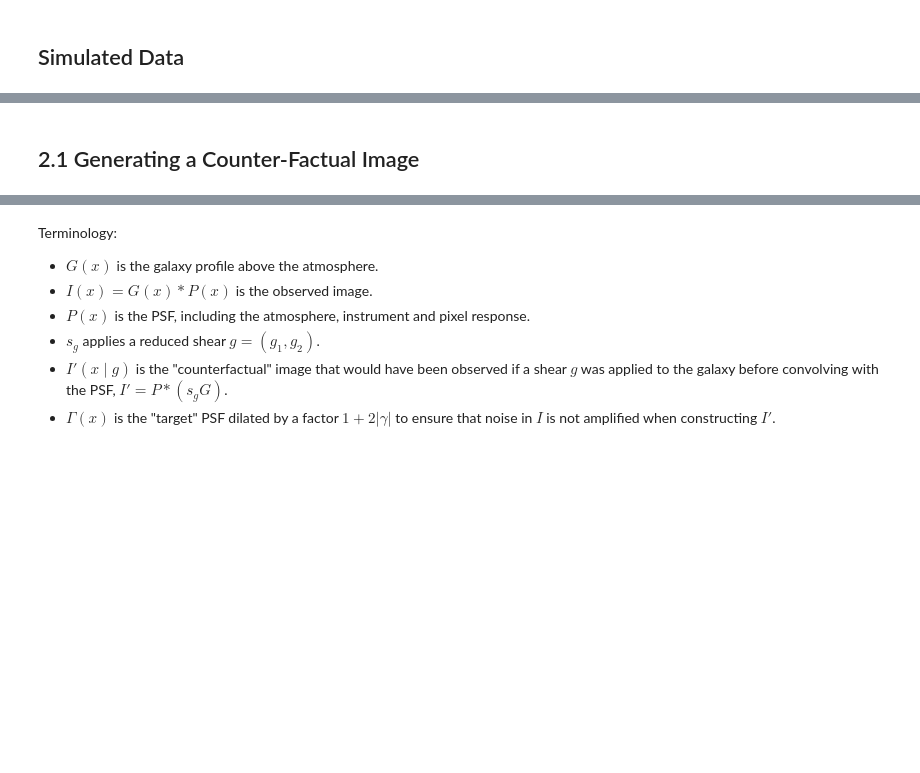
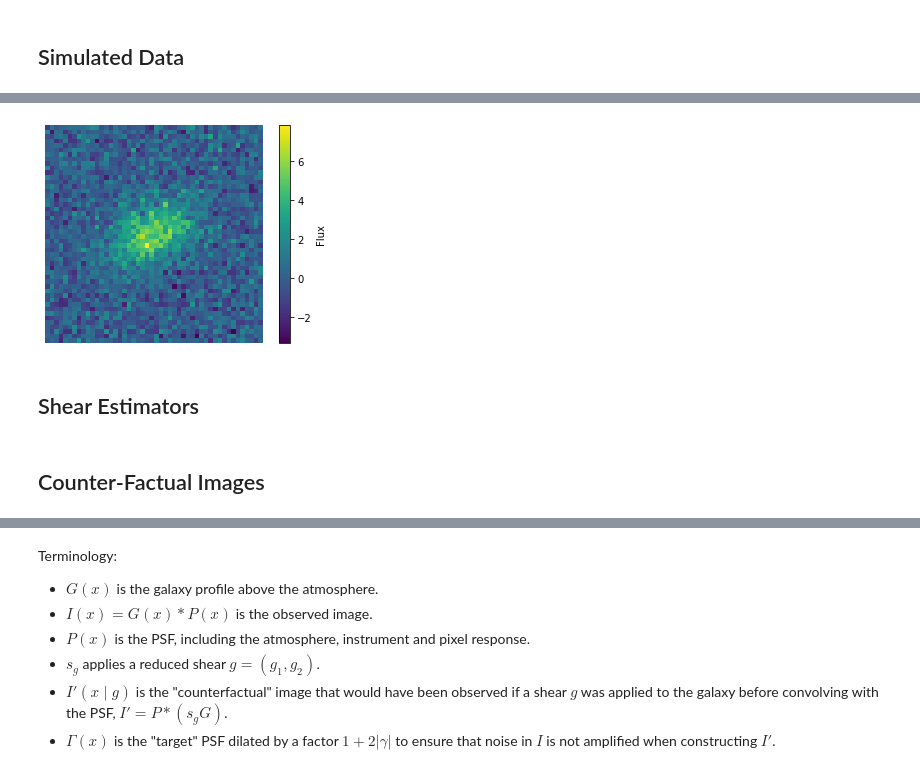
Before and after one commit to dkirkby/metastudy, a Jupyter notebook: nb/MetaCalDemo.ipynb, the cells around one changed output, grey strips where cells are left out. Drawn from its saved outputs; the diff is of its cells as text; code cells hidden in the pictures; blank space fills up the shorter version.

```diff
--- a/nb/MetaCalDemo.ipynb
+++ b/nb/MetaCalDemo.ipynb
@@ -228,0 +216,8 @@ draw(src)
+# %%
+rng = galsim.BaseDeviate(2)
+src, psf = simulate(rng=rng)
+draw(src)
+# %% [output]
+[figure, added]
+# %% [markdown]
+## Shear Estimators
@@ -229,2 +234,2 @@ draw(src)
 # %% [markdown]
-## 2.1 Generating a Counter-Factual Image
+## Counter-Factual Images
```
Also changed, not shown: parts of 18 cells of this notebook.
